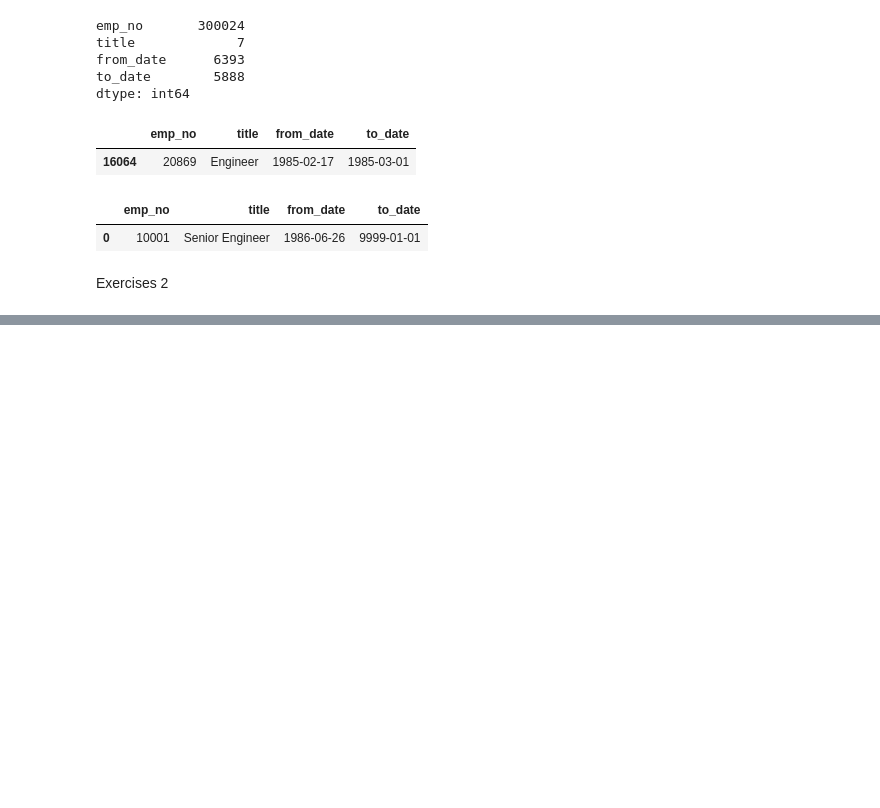
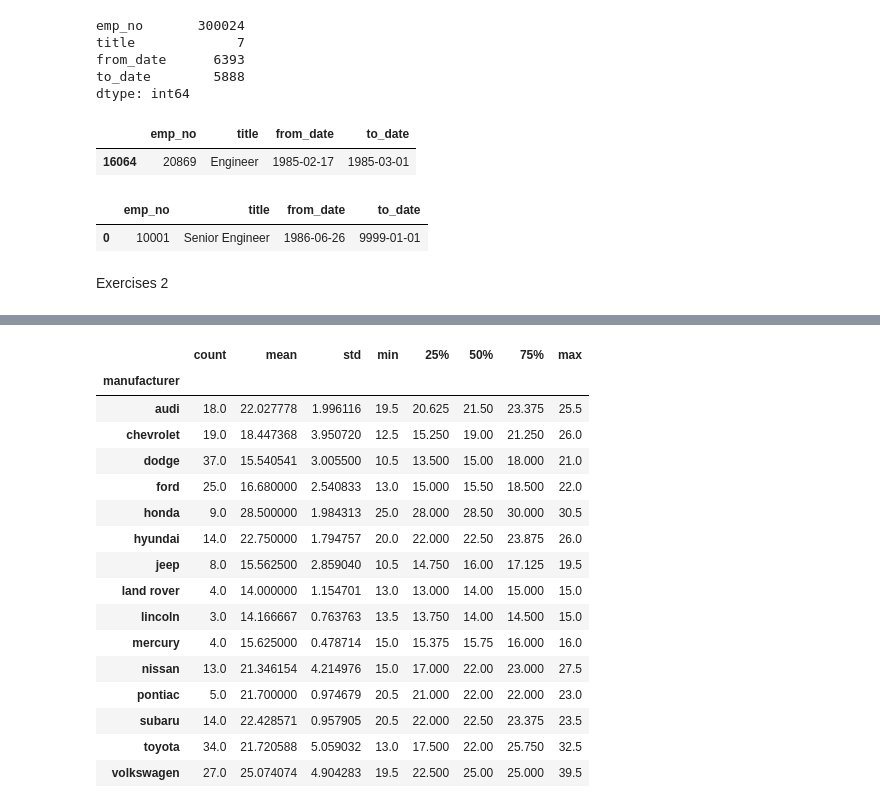
Before and after one commit to NSharick/numpy-pandas-visualization-exercises, a Jupyter notebook: advanced_dataframes.ipynb, the cells around one changed output, grey strips where cells are left out. Drawn from its saved outputs; the diff is of its cells as text; code cells hidden in the pictures; blank space fills up the shorter version.

Commit message:
exercise updates

```diff
--- a/advanced_dataframes.ipynb
+++ b/advanced_dataframes.ipynb
@@ -107,0 +309,4 @@ Exercises 2
+# %%
+#12 - Create a column named mileage_difference like you did in the DataFrames exercises;
+#this column should contain the difference between highway and city mileage for each car.
+mpg['mileage_difference'] = mpg.hwy - mpg.cty
@@ -107,0 +322,4 @@ Exercises 2
+# %%
+#13 - Create a column named average_mileage like you did in the DataFrames exercises;
+#this is the mean of the city and highway mileage.
+mpg['average_mileage'] = (mpg.cty + mpg.hwy) / 2
@@ -107,0 +335,4 @@ Exercises 2
+# %%
+#14 - Create a new column on the mpg dataset named is_automatic
+#that holds boolean values denoting whether the car has an automatic transmission.
+mpg['is_automatic'] = np.where(mpg.trans.str.startswith('auto'), 'yes', 'no')
@@ -107,0 +348,3 @@ Exercises 2
+# %%
+# or
+mpg['is_automatic'] = np.where(mpg.trans.str.startswith('auto'), 'automatic', 'manual')
@@ -107,0 +360,23 @@ Exercises 2
+# %%
+#15 - Using the mpg dataset,
+#find out which which manufacturer has the best miles per gallon on average?
+mpg.groupby('manufacturer').average_mileage.describe()
+#overall stats info grouped by manufacturer
+# %% [output]
+|  | count | mean | std | min | 25% | 50% | 75% | max |
+| manufacturer |  |  |  |  |  |  |  |  |
+| audi | 18.0 | 22.027778 | 1.996116 | 19.5 | 20.625 | 21.50 | 23.375 | 25.5 |
+| chevrolet | 19.0 | 18.447368 | 3.950720 | 12.5 | 15.250 | 19.00 | 21.250 | 26.0 |
+| dodge | 37.0 | 15.540541 | 3.005500 | 10.5 | 13.500 | 15.00 | 18.000 | 21.0 |
+| ford | 25.0 | 16.680000 | 2.540833 | 13.0 | 15.000 | 15.50 | 18.500 | 22.0 |
+| honda | 9.0 | 28.500000 | 1.984313 | 25.0 | 28.000 | 28.50 | 30.000 | 30.5 |
+| hyundai | 14.0 | 22.750000 | 1.794757 | 20.0 | 22.000 | 22.50 | 23.875 | 26.0 |
+| jeep | 8.0 | 15.562500 | 2.859040 | 10.5 | 14.750 | 16.00 | 17.125 | 19.5 |
+| land rover | 4.0 | 14.000000 | 1.154701 | 13.0 | 13.000 | 14.00 | 15.000 | 15.0 |
+| lincoln | 3.0 | 14.166667 | 0.763763 | 13.5 | 13.750 | 14.00 | 14.500 | 15.0 |
+| mercury | 4.0 | 15.625000 | 0.478714 | 15.0 | 15.375 | 15.75 | 16.000 | 16.0 |
+| nissan | 13.0 | 21.346154 | 4.214976 | 15.0 | 17.000 | 22.00 | 23.000 | 27.5 |
+| pontiac | 5.0 | 21.700000 | 0.974679 | 20.5 | 21.000 | 22.00 | 22.000 | 23.0 |
+| subaru | 14.0 | 22.428571 | 0.957905 | 20.5 | 22.000 | 22.50 | 23.375 | 23.5 |
+| toyota | 34.0 | 21.720588 | 5.059032 | 13.0 | 17.500 | 22.00 | 25.750 | 32.5 |
+| volkswagen | 27.0 | 25.074074 | 4.904283 | 19.5 | 22.500 | 25.00 | 25.000 | 39.5 |
```
Also changed, not shown: parts of 46 cells of this notebook.
